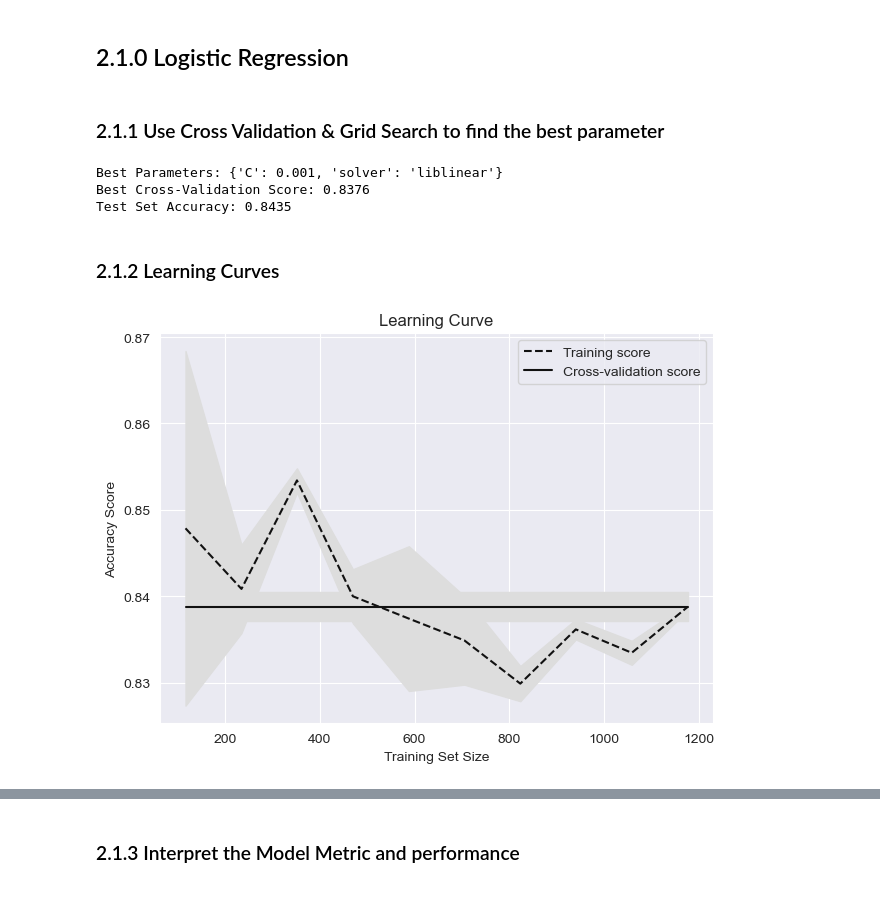
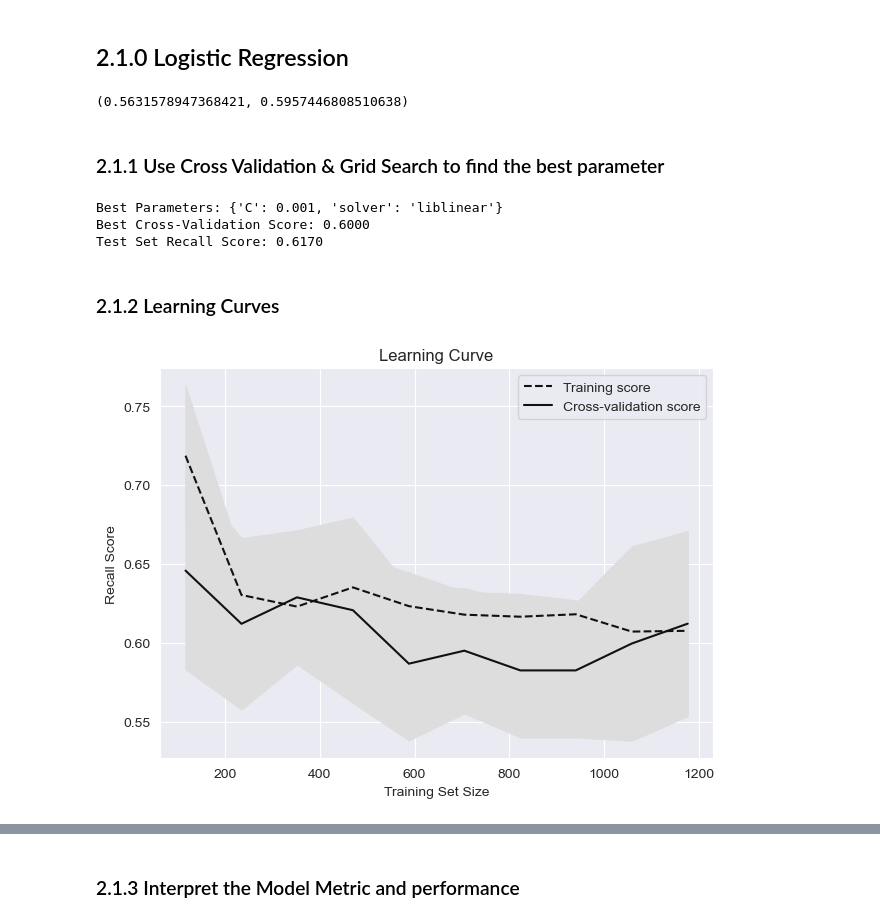
Before and after one commit to yzysnake/Data_Mining_Principles, a Jupyter notebook: Group Project/GroupProject.ipynb, the cells around one changed output, grey strips where cells are left out. Cells and saved outputs as stored; diff of their text form; code cells hidden in the pictures.

Commit message:
Day 3: Fixed Confusion Matrix; Revised the model metric from accuracy to recall due to the business problem; Revised the Learning Curve Plot

```diff
--- a/Group Project/GroupProject.ipynb
+++ b/Group Project/GroupProject.ipynb
@@ -366,6 +364,7 @@ df_scaled.head(5)
 from projectpreprocessing import apply_pca
 
 df_pca = apply_pca(df_scaled, n_components=3)
+df_pca["Attrition_Yes"] = df_pca["Attrition_Yes"].astype(int)
 # %%
 df_pca.head(5)
 # %% [output]
@@ -379,6 +378,36 @@ df_pca.head(5)
 # 2.0.0 Models
 # %% [markdown]
 ## 2.1.0 Logistic Regression
+# %%
+from sklearn.linear_model import LogisticRegression
+from sklearn.model_selection import train_test_split
+from sklearn.metrics import accuracy_score, recall_score
+
+
+# Splitting the dataset into training and testing sets
+X = df_pca.drop('Attrition_Yes', axis=1)
+y = df_pca['Attrition_Yes']
+
+# Initialize the naive model
+naive_logistic_model = LogisticRegression(class_weight='balanced')
+X_train, X_test, y_train, y_test = train_test_split(X, y, test_size=0.2, random_state=66, stratify= y)
+
+# Train the model
+naive_logistic_model.fit(X_train, y_train)
+
+# Predictions on training set for recall calculation
+y_train_pred = naive_logistic_model.predict(X_train)
+
+# Get the prediction
+y_test_pred = naive_logistic_model.predict(X_test)
+
+# Calculate recall score for both training and testing sets
+recall_train = recall_score(y_train, y_train_pred)
+recall_test = recall_score(y_test, y_test_pred)
+
+recall_train, recall_test
+# %% [output]
+(0.5631578947368421, 0.5957446808510638)
 # %% [markdown]
 ### 2.1.1 Use Cross Validation & Grid Search to find the best parameter
 # %%
@@ -426,21 +448,21 @@ test_accuracy = accuracy_score(y_test, y_pred)
 # %%
 print(f"Best Parameters: {best_params}")
 print(f"Best Cross-Validation Score: {best_score:.4f}")
-print(f"Test Set Accuracy: {test_accuracy:.4f}")
+print(f"Test Set Recall Score: {test_recall:.4f}")
 # %% [output]
 Best Parameters: {'C': 0.001, 'solver': 'liblinear'}
-Best Cross-Validation Score: 0.8376
-Test Set Accuracy: 0.8435
+Best Cross-Validation Score: 0.6000
+Test Set Recall Score: 0.6170
 # %% [markdown]
 ### 2.1.2 Learning Curves
 # %%
 from projectpreprocessing import plot_learning_curves
 # Initialize the model with best parameters
-best_logistic_regression_model = LogisticRegression(C=0.001, solver='liblinear')
+best_logistic_regression_model = LogisticRegression(C=0.001, solver='liblinear', class_weight='balanced')
 # Function to plot learning curves
-plot_learning_curves(best_logistic_regression_model, X, y)
+plot_learning_curves(best_logistic_regression_model, X, y, kfold)
 # %% [output]
-[figure, old version]
+[figure, new version]
 # %% [markdown]
 The graph demonstrates:
 
```
Also changed, not shown: parts of 7 cells of this notebook, 1 other file.
